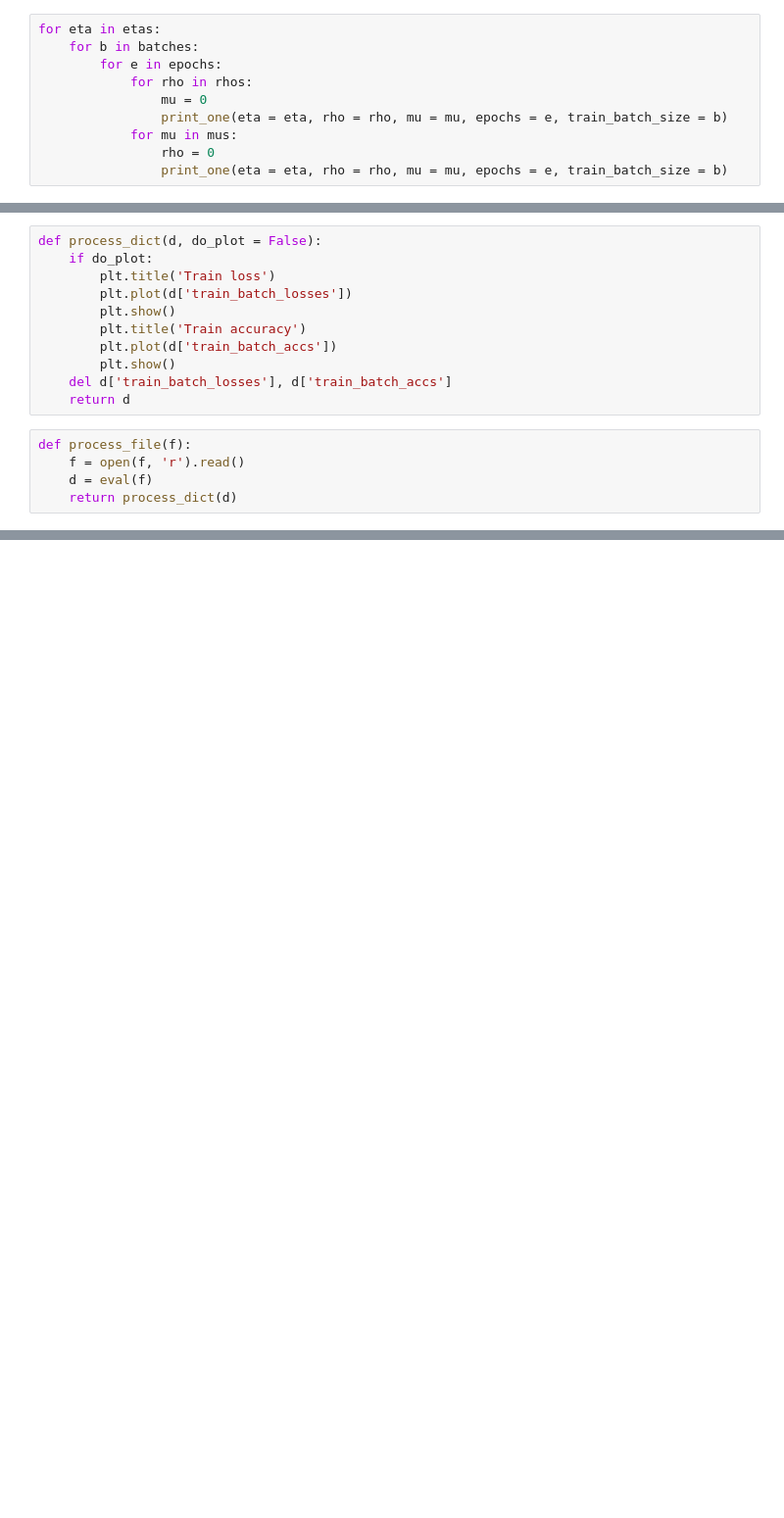
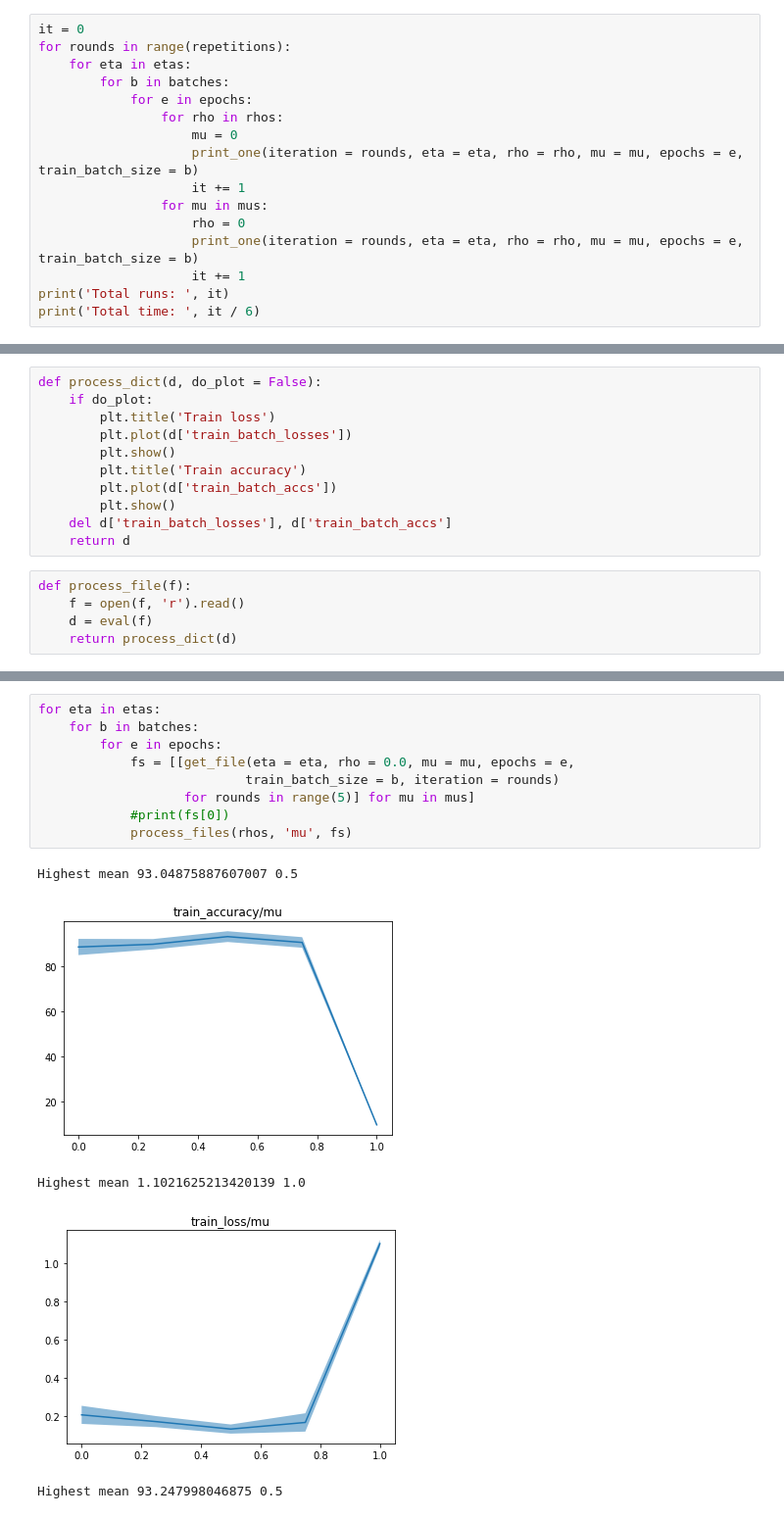
Before and after one commit to sergia-ch/OptMLProject, a Jupyter notebook: create_analyze_runs.ipynb, the cells around one changed output, grey strips where cells are left out. Shown at 98% size. Drawn from its saved outputs; the diff is of its cells as text; blank space fills up the shorter version.

```diff
--- a/create_analyze_runs.ipynb
+++ b/create_analyze_runs.ipynb
@@ -33,13 +46,19 @@ print_one(aba = 'caba', dd = 'dd')
 aba-caba_dd-dd.output
 python experiment.py --aba caba --dd dd &
 # %%
-for eta in etas:
-    for b in batches:
-        for e in epochs:
-            for rho in rhos:
-                mu = 0
-                print_one(eta = eta, rho = rho, mu = mu, epochs = e, train_batch_size = b)
-            for mu in mus:
-                rho = 0
-                print_one(eta = eta, rho = rho, mu = mu, epochs = e, train_batch_size = b)
+it = 0
+for rounds in range(repetitions):
+    for eta in etas:
+        for b in batches:
+            for e in epochs:
+                for rho in rhos:
+                    mu = 0
+                    print_one(iteration = rounds, eta = eta, rho = rho, mu = mu, epochs = e, train_batch_size = b)
+                    it += 1
+                for mu in mus:
+                    rho = 0
+                    print_one(iteration = rounds, eta = eta, rho = rho, mu = mu, epochs = e, train_batch_size = b)
+                    it += 1
+print('Total runs: ', it)
+print('Total time: ', it / 6)
 # %% [output]
@@ -122,0 +202,15 @@ test_loss: min/max 0.1314106434583664/0.20639313757419586
+# %%
+for eta in etas:
+    for b in batches:
+        for e in epochs:
+            fs = [[get_file(eta = eta, rho = 0.0, mu = mu, epochs = e,
+                           train_batch_size = b, iteration = rounds)
+                   for rounds in range(5)] for mu in mus]
+            #print(fs[0])
+            process_files(rhos, 'mu', fs)
+# %% [output]
+Highest mean 93.04875887607007 0.5
+[figure, added]
+Highest mean 1.1021625213420139 1.0
+[figure, added]
+Highest mean 93.247998046875 0.5
```
Also changed, not shown: parts of 12 cells of this notebook, 56 other files.
